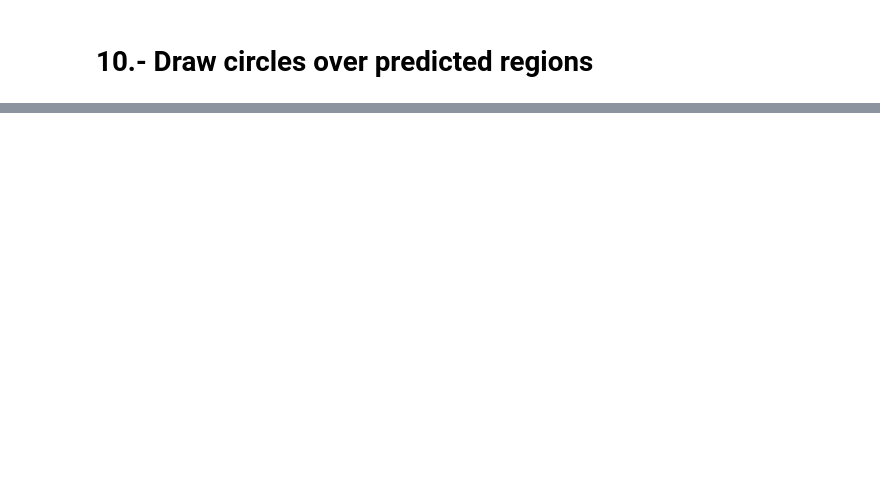
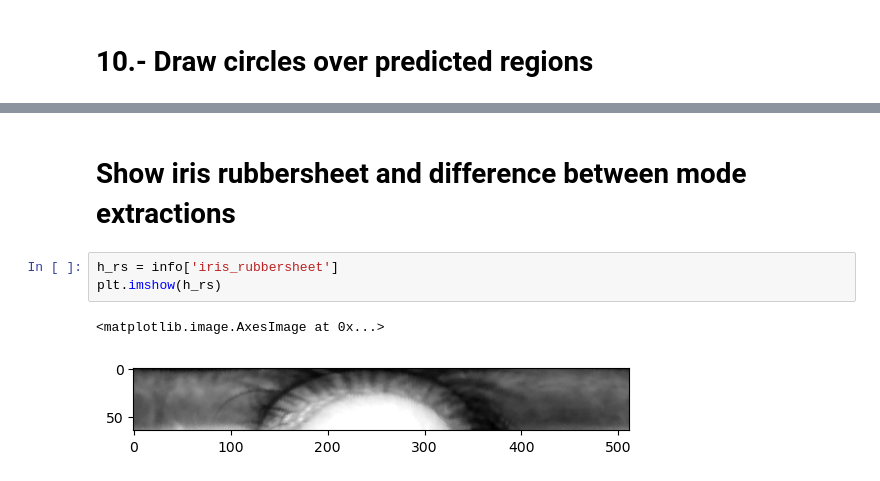
Before and after one commit to Choapinus/DenseNet10, a Jupyter notebook: notebooks/DenseSegmentatorClass.ipynb, the cells around one changed output, grey strips where cells are left out. Cells and saved outputs as stored; diff of their text form; blank space fills up the shorter version.

```diff
--- a/notebooks/DenseSegmentatorClass.ipynb
+++ b/notebooks/DenseSegmentatorClass.ipynb
@@ -185,0 +176,8 @@ plt.imshow(im)
+# %% [markdown]
+# Show iris rubbersheet and difference between mode extractions
+# %%
+h_rs = info['iris_rubbersheet']
+plt.imshow(h_rs)
+# %% [output]
+<matplotlib.image.AxesImage at 0x...>
+[figure, added]
```
Also changed, not shown: parts of 13 cells of this notebook, 5 other files.
